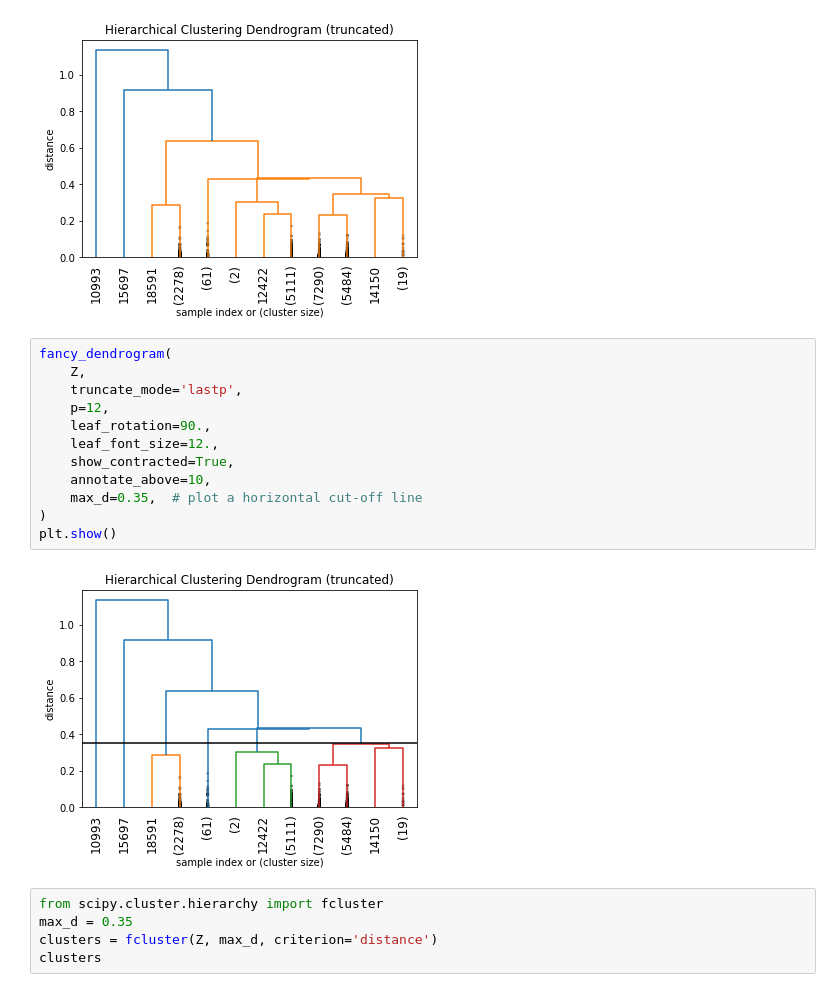
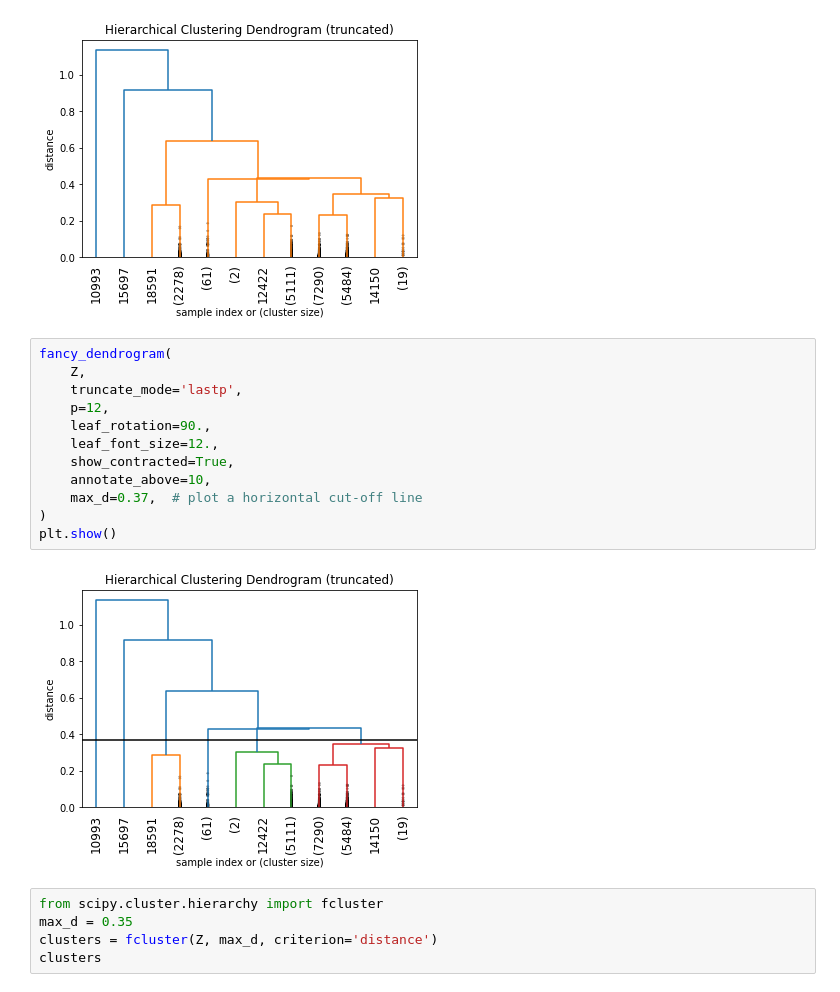
Before and after one commit to dion-ricky/future-data-1, a Jupyter notebook: notebook/2021-08-23_Unsupervised Good Model.ipynb, the cells around one changed output. Drawn from its saved outputs; the diff is of its cells as text.

```diff
--- a/notebook/2021-08-23_Unsupervised Good Model.ipynb
+++ b/notebook/2021-08-23_Unsupervised Good Model.ipynb
@@ -1079,17 +1079,17 @@ plt.show()
 # %%
 fancy_dendrogram(
     Z,
     truncate_mode='lastp',
     p=12,
     leaf_rotation=90.,
     leaf_font_size=12.,
     show_contracted=True,
     annotate_above=10,
-    max_d=0.35,  # plot a horizontal cut-off line
+    max_d=0.37,  # plot a horizontal cut-off line
 )
 plt.show()
 # %% [output]
-[figure, old version]
+[figure, new version]
 # %%
 from scipy.cluster.hierarchy import fcluster
 max_d = 0.35
```
Also changed, not shown: parts of 1 cell of this notebook, 2 other files.
